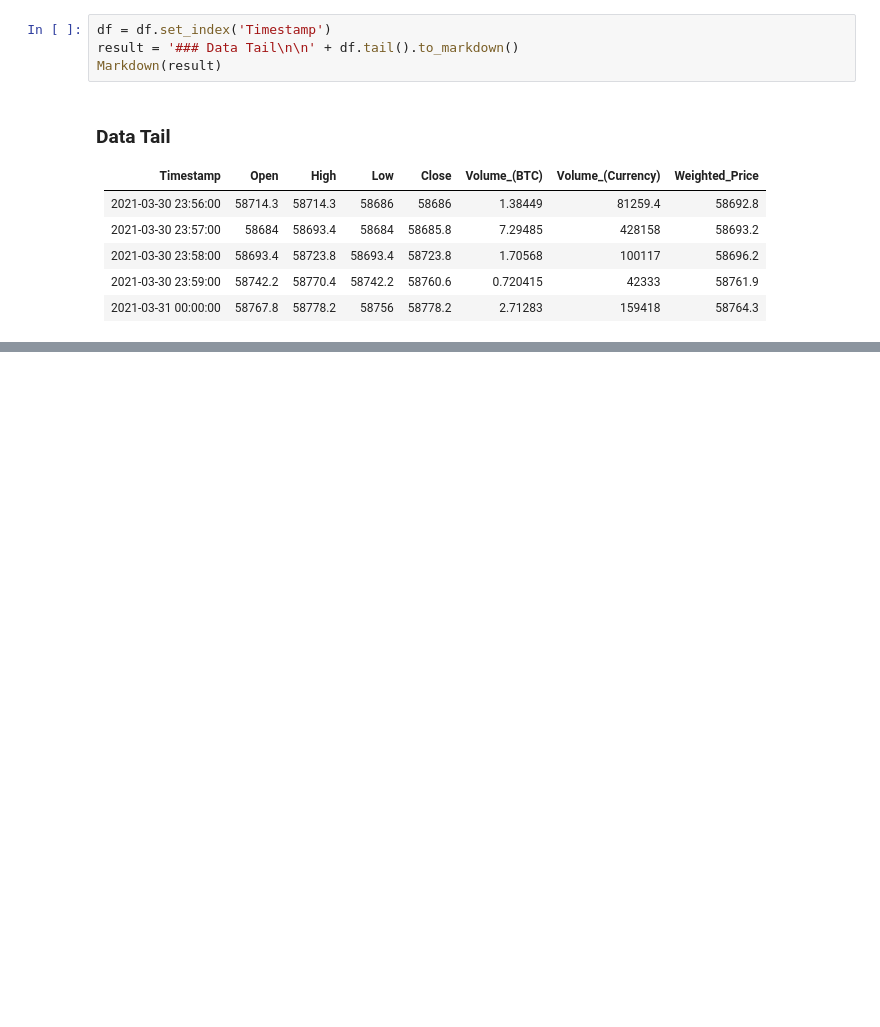
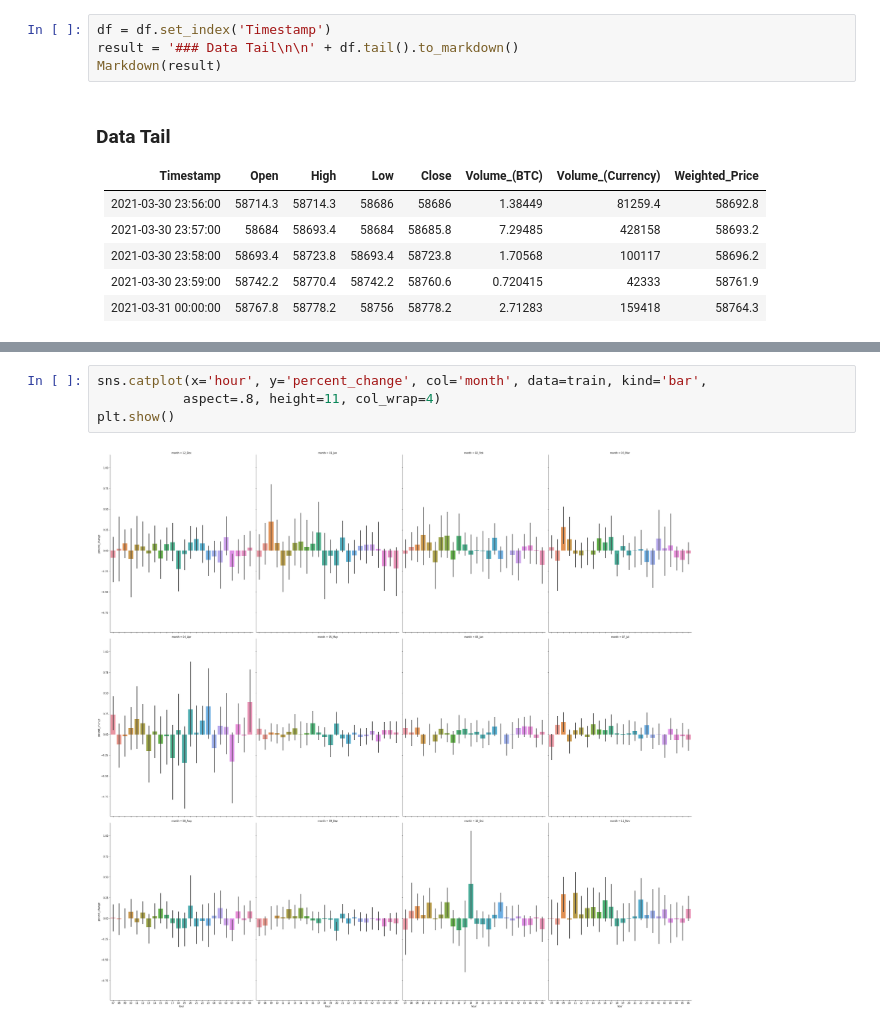
Before and after one commit to CharlesAtchison/bitcoin_price_prediction, a Jupyter notebook: final_notebook.ipynb, the cells around one changed output, grey strips where cells are left out. Saved outputs shown, nothing was run; the diff lists cells and outputs as text; blank space fills up the shorter version.

```diff
--- a/final_notebook.ipynb
+++ b/final_notebook.ipynb
@@ -57,0 +124,6 @@ Markdown(result)
+# %%
+sns.catplot(x='hour', y='percent_change', col='month', data=train, kind='bar',
+           aspect=.8, height=11, col_wrap=4)
+plt.show()
+# %% [output]
+[figure, added]
```
Also changed, not shown: parts of 37 cells of this notebook, 11 other files.
